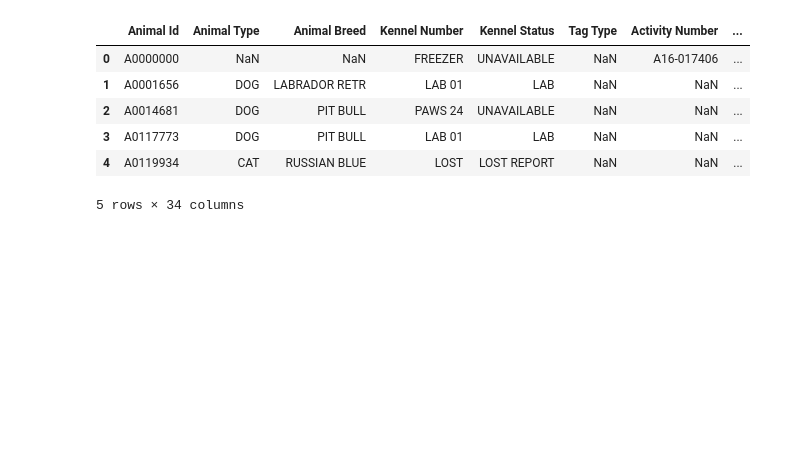
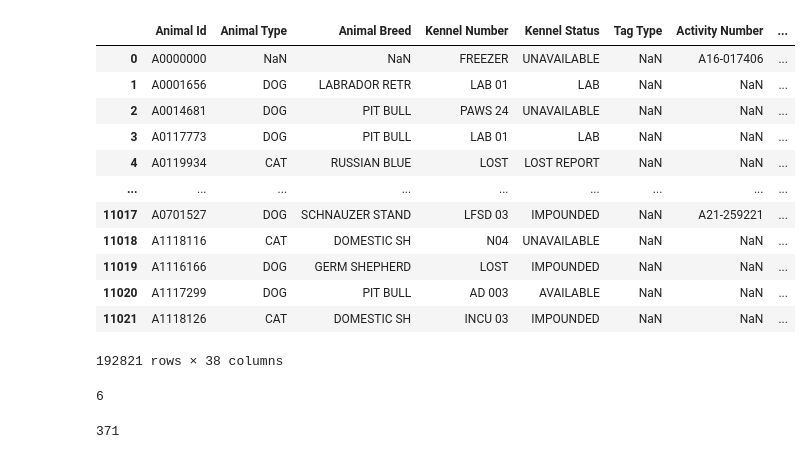
Before and after one commit to jconcha56429/Project1, a Jupyter notebook: Project1.ipynb, the cells around one changed output. Drawn from its saved outputs; the diff is of its cells as text; code cells hidden in the pictures; blank space fills up the shorter version.

```diff
--- a/Project1.ipynb
+++ b/Project1.ipynb
@@ -19,12 +22,30 @@ df_2021 = pd.read_csv(datafile_21)
 frames = [df_2016, df_2017, df_2018, df_2019, df_2020, df_2021]
 dallas_shelter_df = pd.concat(frames)
 # %%
-dallas_shelter_df.head()
+dallas_shelter_df
 # %% [output]
 |  | Animal Id | Animal Type | Animal Breed | Kennel Number | Kennel Status | Tag Type | Activity Number | ... |
 | 0 | A0000000 | NaN | NaN | FREEZER | UNAVAILABLE | NaN | A16-017406 | ... |
 | 1 | A0001656 | DOG | LABRADOR RETR | LAB 01 | LAB | NaN | NaN | ... |
 | 2 | A0014681 | DOG | PIT BULL | PAWS 24 | UNAVAILABLE | NaN | NaN | ... |
 | 3 | A0117773 | DOG | PIT BULL | LAB 01 | LAB | NaN | NaN | ... |
 | 4 | A0119934 | CAT | RUSSIAN BLUE | LOST | LOST REPORT | NaN | NaN | ... |
+| ... | ... | ... | ... | ... | ... | ... | ... | ... |
+| 11017 | A0701527 | DOG | SCHNAUZER STAND | LFSD 03 | IMPOUNDED | NaN | A21-259221 | ... |
+| 11018 | A1118116 | CAT | DOMESTIC SH | N04 | UNAVAILABLE | NaN | NaN | ... |
+| 11019 | A1116166 | DOG | GERM SHEPHERD | LOST | IMPOUNDED | NaN | NaN | ... |
+| 11020 | A1117299 | DOG | PIT BULL | AD 003 | AVAILABLE | NaN | NaN | ... |
+| 11021 | A1118126 | CAT | DOMESTIC SH | INCU 03 | IMPOUNDED | NaN | NaN | ... |
-5 rows × 34 columns
+192821 rows × 38 columns
+# %%
+animal_types = dallas_shelter_df["Animal Type"].value_counts()
+num_animal_types = len(animal_types)
+num_animal_types
+# %% [output]
+6
+# %%
+breeds = dallas_shelter_df["Animal Breed"].value_counts()
+num_breeds = len(breeds)
+num_breeds
+# %% [output]
+371
```
Also changed, not shown: parts of 4 cells of this notebook, 5 other files.
